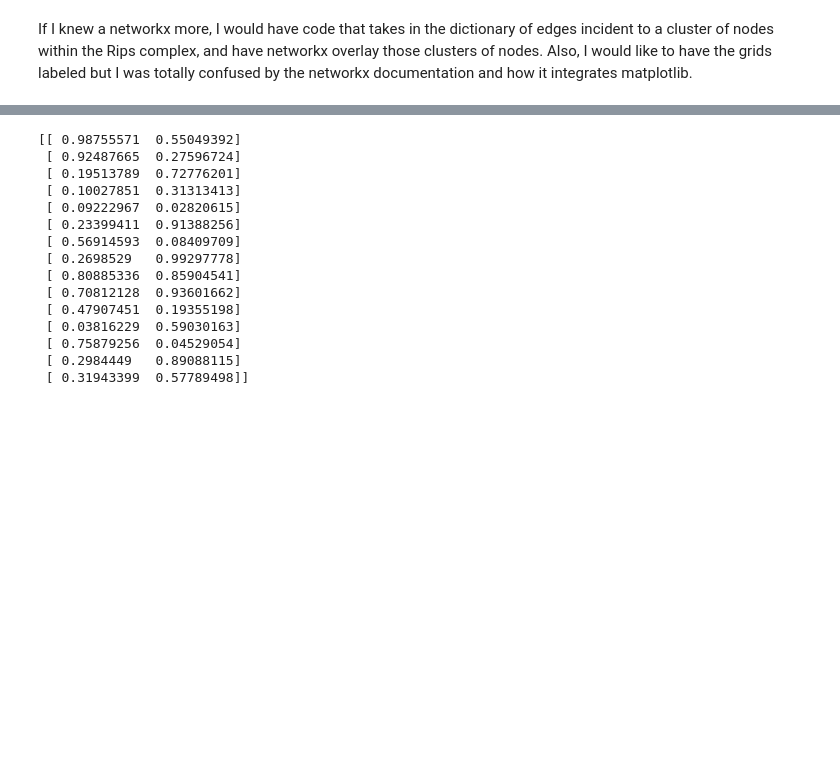
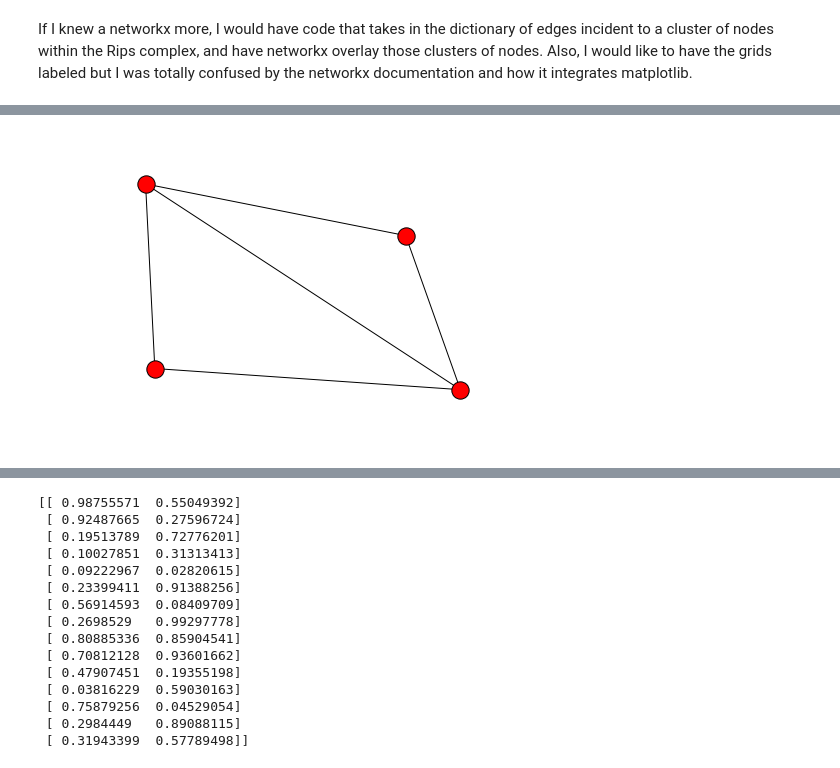
Before and after one commit to victoreram/MSU, a Jupyter notebook: HW1.ipynb, the cells around one changed output, grey strips where cells are left out. Drawn from its saved outputs; the diff is of its cells as text; code cells hidden in the pictures; blank space fills up the shorter version.

```diff
--- a/HW1.ipynb
+++ b/HW1.ipynb
@@ -226,0 +324,12 @@ Output:
+# %%
+### Test case ###
+k = 4
+d = 1
+P = np.array([[0.0,0.0], [1.0,0],[0.0,1.0], [0.5,0.5]])
+VR, bd_matrix = RipsGraph(P,d)
+pos=nx.get_node_attributes(VR,'pos')
+labels=nx.get_node_attributes(VR,'label')
+# %%
+nx.draw(VR)
+# %% [output]
+[figure, added]
```
Also changed, not shown: parts of 14 cells of this notebook.
